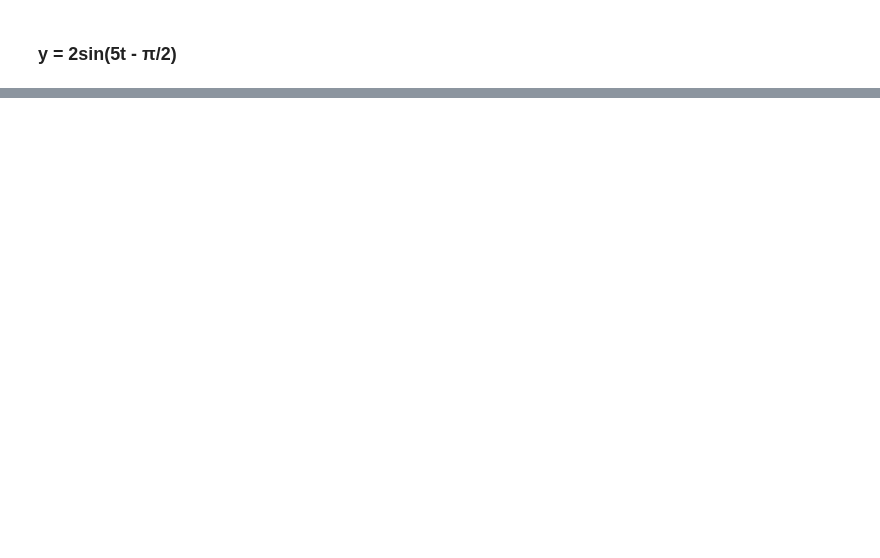
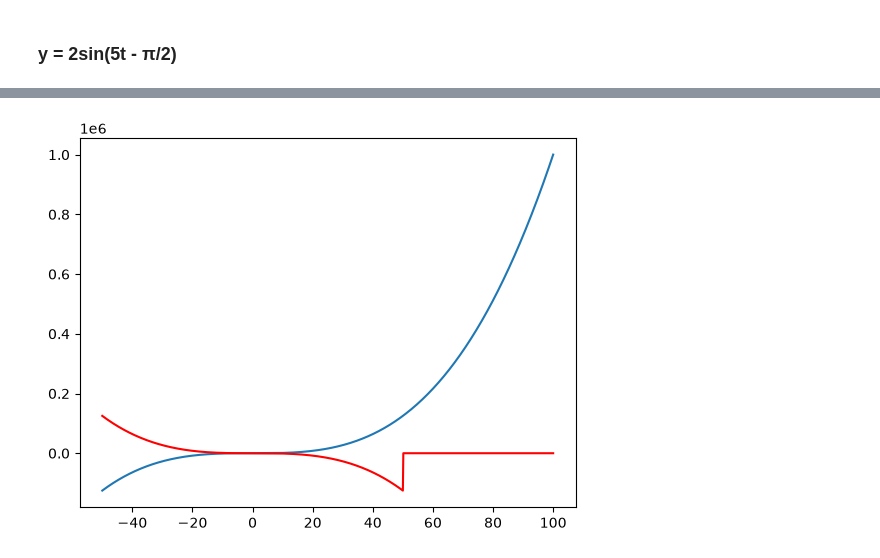
Before and after one commit to TJ-Paul/python-notes, a Jupyter notebook: 3_3_matplotlib_eqn_1.ipynb, the cells around one changed output, grey strips where cells are left out. Cells and saved outputs as stored; diff of their text form; code cells hidden in the pictures; blank space fills up the shorter version.

```diff
--- a/3_3_matplotlib_eqn_1.ipynb
+++ b/3_3_matplotlib_eqn_1.ipynb
@@ -33,0 +71,17 @@ def shift_signal2(x,t,beta):
+# %%
+def reverse_signal2(x, t):
+    dt = t[1] - t[0]
+    t0 = t[0]
+    n = len(t)
+    y = np.zeros(n)
+
+    for i in range(n):
+        target_time = -t[i]                       # the time we actually want
+        index_float = (target_time - t0) / dt     # convert to array position
+
+        if 0 <= index_float <= n - 1:
+            y[i] = x[round(index_float)]
+        else:
+            y[i] = 0   # target time falls outside sampled domain
+
+    return y
@@ -221,0 +345,13 @@ main3()
+# %%
+def main4():
+    t = np.linspace(-50,100,1000)
+    x = poly_signal(t)
+    y = reverse_signal2(x,t)
+
+    plt.plot(t,x)
+    plt.plot(t,y,color='red')
+    plt.show()
+
+main4()
+# %% [output]
+[figure, added]
```
Also changed, not shown: parts of 16 cells of this notebook.
